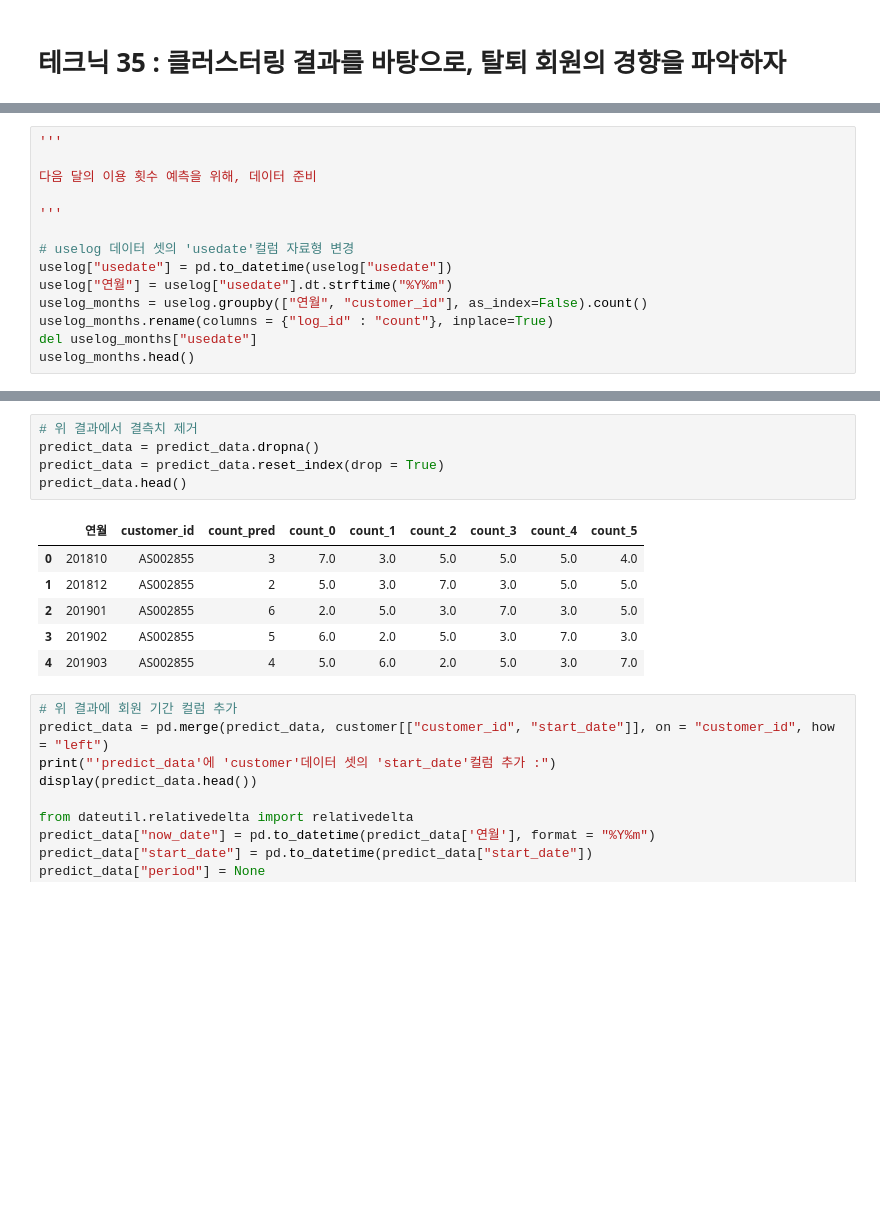
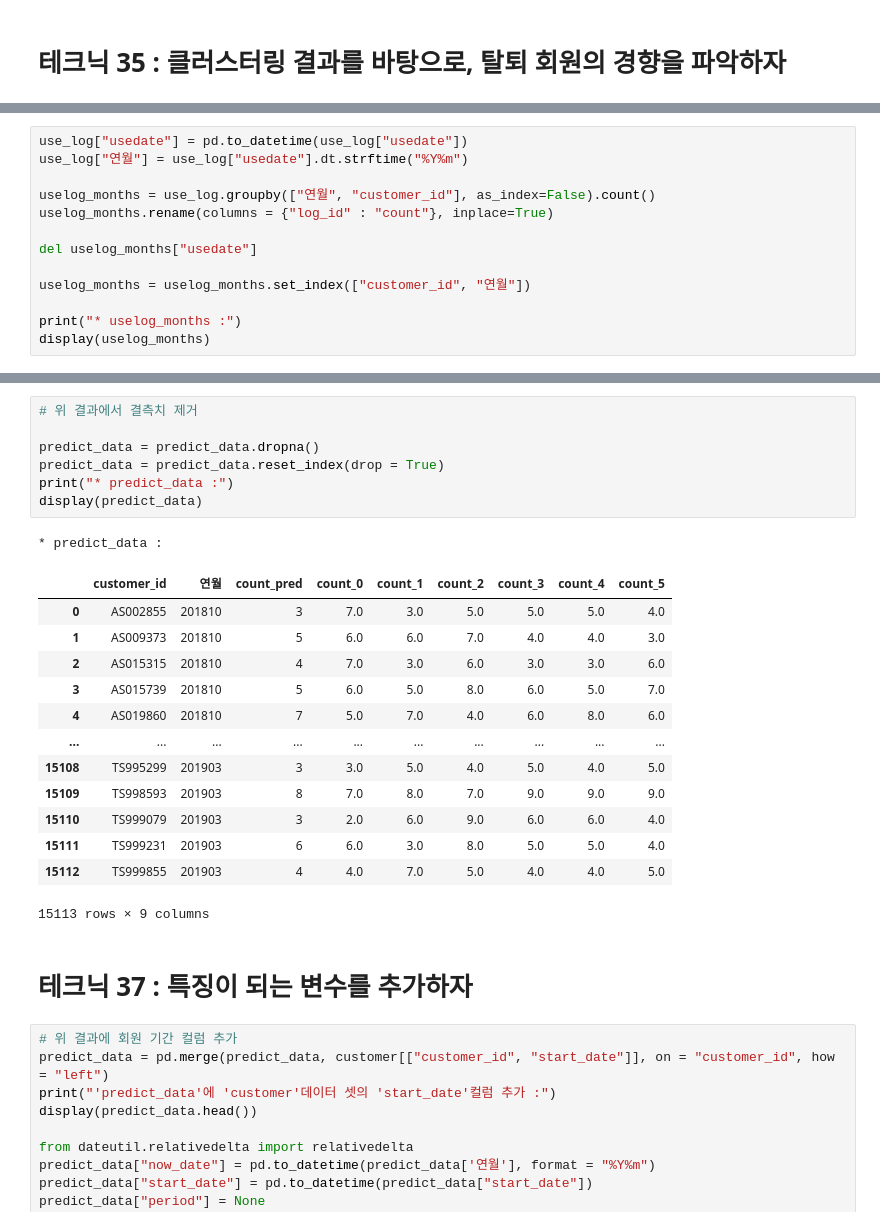
Before and after one commit to wooseok1152/python-data_analysis, a Jupyter notebook: 4장 고객의 행동을 예측하는 테크닉 10.ipynb, the cells around one changed output, grey strips where cells are left out. Saved outputs shown, nothing was run; the diff lists cells and outputs as text; blank space fills up the shorter version.

```diff
--- a/4장 고객의 행동을 예측하는 테크닉 10.ipynb
+++ b/4장 고객의 행동을 예측하는 테크닉 10.ipynb
@@ -348,15 +382,14 @@ display(customer_variables_for_clustering.groupby(["cluster", "is_deleted"], as_
 # %%
-'''
+use_log["usedate"] = pd.to_datetime(use_log["usedate"])
+use_log["연월"] = use_log["usedate"].dt.strftime("%Y%m")
 
-다음 달의 이용 횟수 예측을 위해, 데이터 준비
+uselog_months = use_log.groupby(["연월", "customer_id"], as_index=False).count()
+uselog_months.rename(columns = {"log_id" : "count"}, inplace=True)
 
-'''
+del uselog_months["usedate"]
 
-# uselog 데이터 셋의 'usedate'컬럼 자료형 변경
-uselog["usedate"] = pd.to_datetime(uselog["usedate"])
-uselog["연월"] = uselog["usedate"].dt.strftime("%Y%m")
-uselog_months = uselog.groupby(["연월", "customer_id"], as_index=False).count()
-uselog_months.rename(columns = {"log_id" : "count"}, inplace=True)
-del uselog_months["usedate"]
-uselog_months.head()
+uselog_months = uselog_months.set_index(["customer_id", "연월"])
+
+print("* uselog_months :")
+display(uselog_months)
 # %% [output]
@@ -416,15 +495,27 @@ year_months :
 # %%
 # 위 결과에서 결측치 제거
+
 predict_data = predict_data.dropna()
 predict_data = predict_data.reset_index(drop = True)
-predict_data.head()
+print("* predict_data :")
+display(predict_data)
 # %% [output]
+* predict_data :
-|  | 연월 | customer_id | count_pred | count_0 | count_1 | count_2 | count_3 | count_4 | count_5 |
-| 0 | 201810 | AS002855 | 3 | 7.0 | 3.0 | 5.0 | 5.0 | 5.0 | 4.0 |
-| 1 | 201812 | AS002855 | 2 | 5.0 | 3.0 | 7.0 | 3.0 | 5.0 | 5.0 |
-| 2 | 201901 | AS002855 | 6 | 2.0 | 5.0 | 3.0 | 7.0 | 3.0 | 5.0 |
-| 3 | 201902 | AS002855 | 5 | 6.0 | 2.0 | 5.0 | 3.0 | 7.0 | 3.0 |
-| 4 | 201903 | AS002855 | 4 | 5.0 | 6.0 | 2.0 | 5.0 | 3.0 | 7.0 |
+|  | customer_id | 연월 | count_pred | count_0 | count_1 | count_2 | count_3 | count_4 | count_5 |
+| 0 | AS002855 | 201810 | 3 | 7.0 | 3.0 | 5.0 | 5.0 | 5.0 | 4.0 |
+| 1 | AS009373 | 201810 | 5 | 6.0 | 6.0 | 7.0 | 4.0 | 4.0 | 3.0 |
+| 2 | AS015315 | 201810 | 4 | 7.0 | 3.0 | 6.0 | 3.0 | 3.0 | 6.0 |
+| 3 | AS015739 | 201810 | 5 | 6.0 | 5.0 | 8.0 | 6.0 | 5.0 | 7.0 |
+| 4 | AS019860 | 201810 | 7 | 5.0 | 7.0 | 4.0 | 6.0 | 8.0 | 6.0 |
+| ... | ... | ... | ... | ... | ... | ... | ... | ... | ... |
+| 15108 | TS995299 | 201903 | 3 | 3.0 | 5.0 | 4.0 | 5.0 | 4.0 | 5.0 |
+| 15109 | TS998593 | 201903 | 8 | 7.0 | 8.0 | 7.0 | 9.0 | 9.0 | 9.0 |
+| 15110 | TS999079 | 201903 | 3 | 2.0 | 6.0 | 9.0 | 6.0 | 6.0 | 4.0 |
+| 15111 | TS999231 | 201903 | 6 | 6.0 | 3.0 | 8.0 | 5.0 | 5.0 | 4.0 |
+| 15112 | TS999855 | 201903 | 4 | 4.0 | 7.0 | 5.0 | 4.0 | 4.0 | 5.0 |
+15113 rows × 9 columns
+# %% [markdown]
+# 테크닉 37 : 특징이 되는 변수를 추가하자
 # %%
 # 위 결과에 회원 기간 컬럼 추가
 predict_data = pd.merge(predict_data, customer[["customer_id", "start_date"]], on = "customer_id", how = "left")
```
Also changed, not shown: parts of 7 cells of this notebook.
